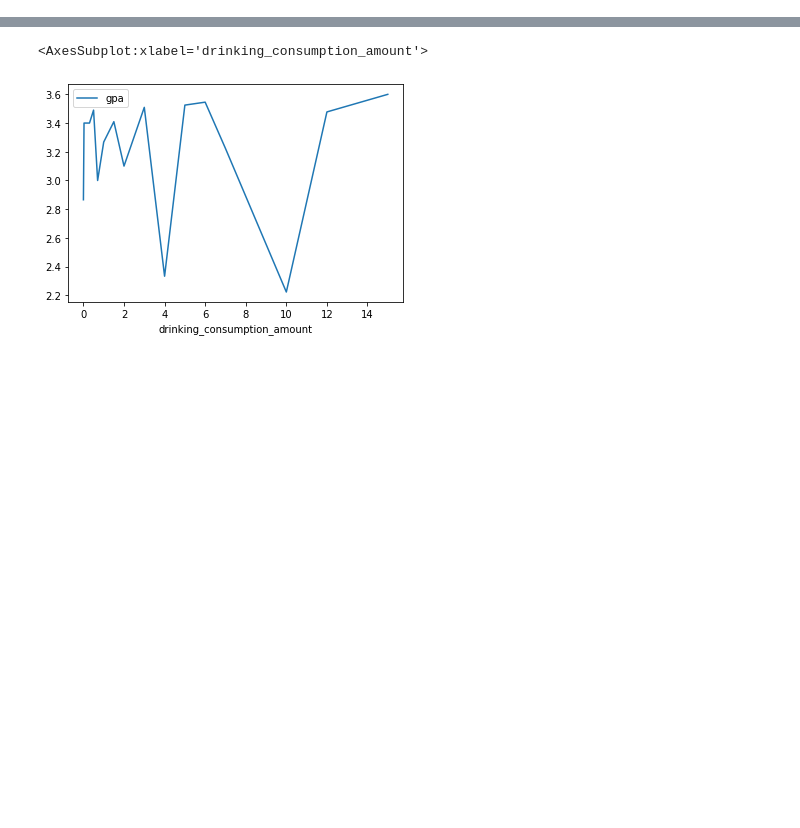
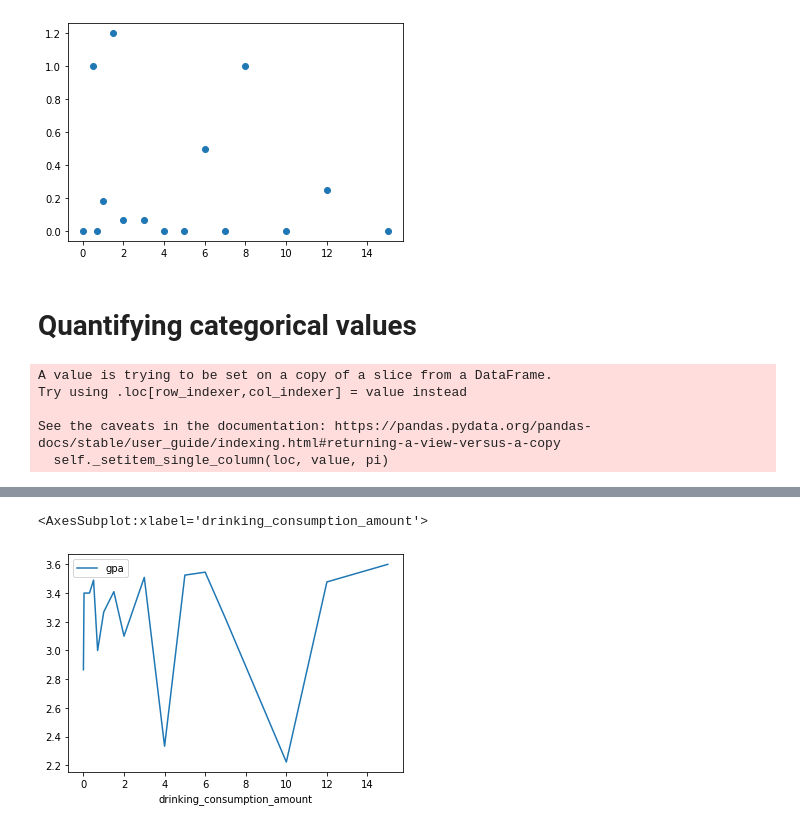
Before and after one commit to nicktanryo/gecc-fyp, a Jupyter notebook: analysis.ipynb, the cells around one changed output, grey strips where cells are left out. Drawn from its saved outputs; the diff is of its cells as text; code cells hidden in the pictures; blank space fills up the shorter version.

Commit message:
finishing analyzing data

```diff
--- a/analysis.ipynb
+++ b/analysis.ipynb
@@ -62,0 +220,47 @@ df.head()
+# %%
+plt.scatter(df_drink_amount_average["drinking_consumption_amount"], df_drink_amount_average["professional_examinations"])
+plt.show()
+# %% [output]
+[figure, added]
+# %% [markdown]
+# Quantifying categorical values
+# %%
+df_drinker_quantified = df_drinker
+
+df_drinker_quantified.loc[ df.year_of_study == "4 or above 四年級以上", "year_of_study" ] = 4
+
+df_drinker_quantified.loc[ df.drinking_frequency == "Monthly or less 少於每月", "drinking_frequency" ] = 1
+df_drinker_quantified.loc[ df.drinking_frequency == "Monthly or less 少於一個月", "drinking_frequency" ] = 1
+df_drinker_quantified.loc[ df.drinking_frequency == "2-4 times a month 每月二至四次", "drinking_frequency" ] = 3
+df_drinker_quantified.loc[ df.drinking_frequency == "2-3 times a week 每週二至三次", "drinking_frequency" ] = 10
+df_drinker_quantified.loc[ df.drinking_frequency == "4 or more times a week 每週四次以上", "drinking_frequency" ] = 16
+
+df_drinker_quantified.loc[ df.drinking_frequency_six_servings == "Daily or almost daily 每天或幾乎每天", "drinking_frequency_six_servings" ] = 16
+df_drinker_quantified.loc[ df.drinking_frequency_six_servings == "Weekly 每週", "drinking_frequency_six_servings" ] = 4
+df_drinker_quantified.loc[ df.drinking_frequency_six_servings == "Monthly 每月", "drinking_frequency_six_servings" ] = 1
+df_drinker_quantified.loc[ df.drinking_frequency_six_servings == "Less than once per month 少於每月", "drinking_frequency_six_servings" ] = .5
+df_drinker_quantified.loc[ df.drinking_frequency_six_servings == "Less than once per month 少於一個月", "drinking_frequency_six_servings" ] = .5
+df_drinker_quantified.loc[ df.drinking_frequency_six_servings == "Never 從來不會", "drinking_frequency_six_servings" ] = 0
+
+df_drinker_quantified.loc[ df.drinking_frequency_before_examination == "Never (0%) 從來不會", "drinking_frequency_before_examination" ] = 0
+df_drinker_quantified.loc[ df.drinking_frequency_before_examination == "Occasionally (20%) 偶爾", "drinking_frequency_before_examination" ] = 2
+df_drinker_quantified.loc[ df.drinking_frequency_before_examination == "Sometimes (40%) 有時", "drinking_frequency_before_examination" ] = 4
+df_drinker_quantified.loc[ df.drinking_frequency_before_examination == "Often (60%) 經常", "drinking_frequency_before_examination" ] = 6
+df_drinker_quantified.loc[ df.drinking_frequency_before_examination == "Usually (80%) 通常", "drinking_frequency_before_examination" ] = 8
+df_drinker_quantified.loc[ df.drinking_frequency_before_examination == "Always (100%) 總是", "drinking_frequency_before_examination" ] = 10
+
+df_drinker_quantified.loc[ df_drinker_quantified.activity_1 == "Yes 有", "activity_1" ] = 1
+df_drinker_quantified.loc[ df_drinker_quantified.activity_1 == "No 沒有", "activity_1" ] = 0
+
+df_drinker_quantified.loc[ df_drinker_quantified.activity_2 == "Yes 有", "activity_2" ] = 1
+df_drinker_quantified.loc[ df_drinker_quantified.activity_2 == "No 沒有", "activity_2" ] = 0
+
+quantified_columns = ["year_of_study", "drinking_frequency", "drinking_consumption_amount", "drinking_frequency_six_servings", "gpa", "activity_1", "activity_2", "academic_achievements", "professional_examinations"]
+
+df_drinker_quantified = df_drinker_quantified[quantified_columns]
+# %% [output]
+A value is trying to be set on a copy of a slice from a DataFrame.
+Try using .loc[row_indexer,col_indexer] = value instead
+
+See the caveats in the documentation: https://pandas.pydata.org/pandas-docs/stable/user_guide/indexing.html#returning-a-view-versus-a-copy
+  self._setitem_single_column(loc, value, pi)
```
Also changed, not shown: parts of 27 cells of this notebook, 2 other files.
